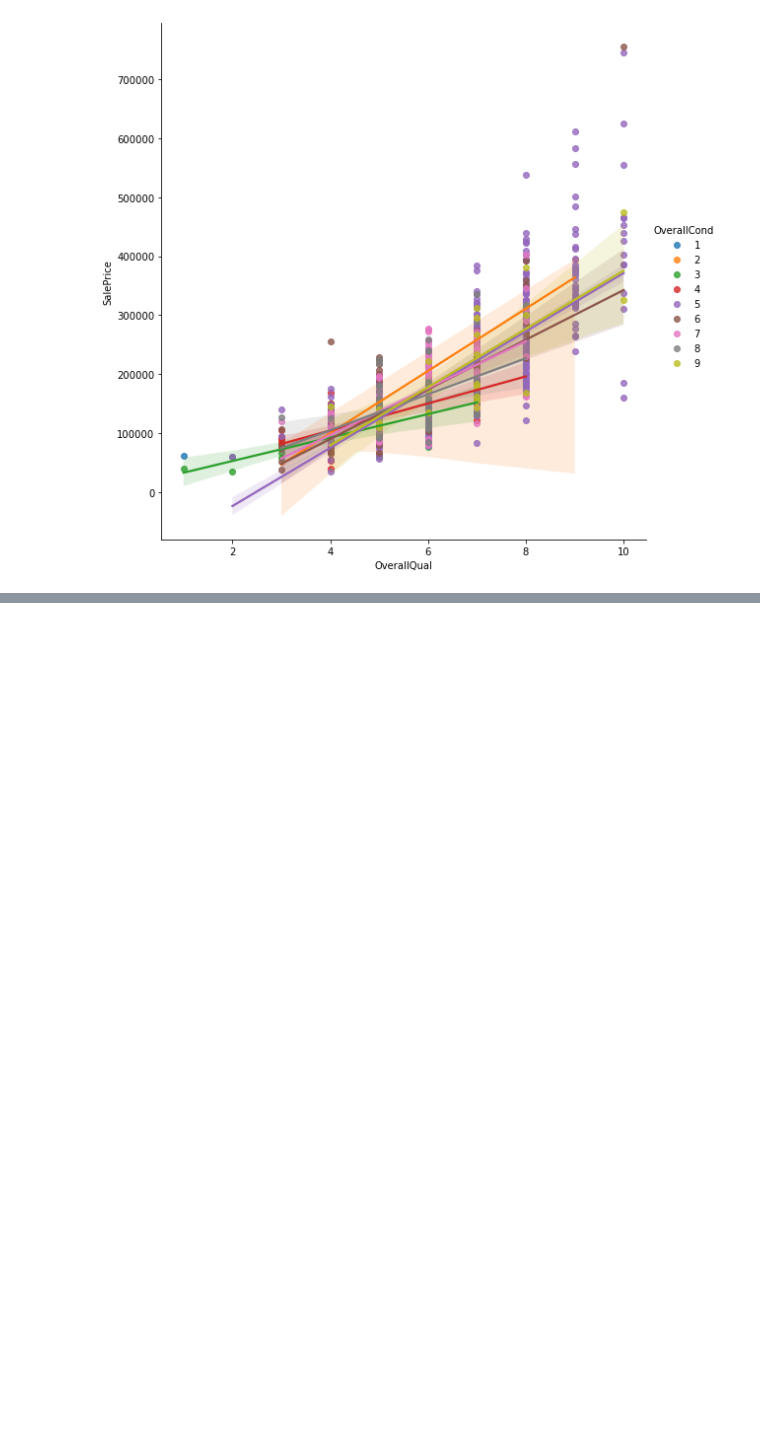
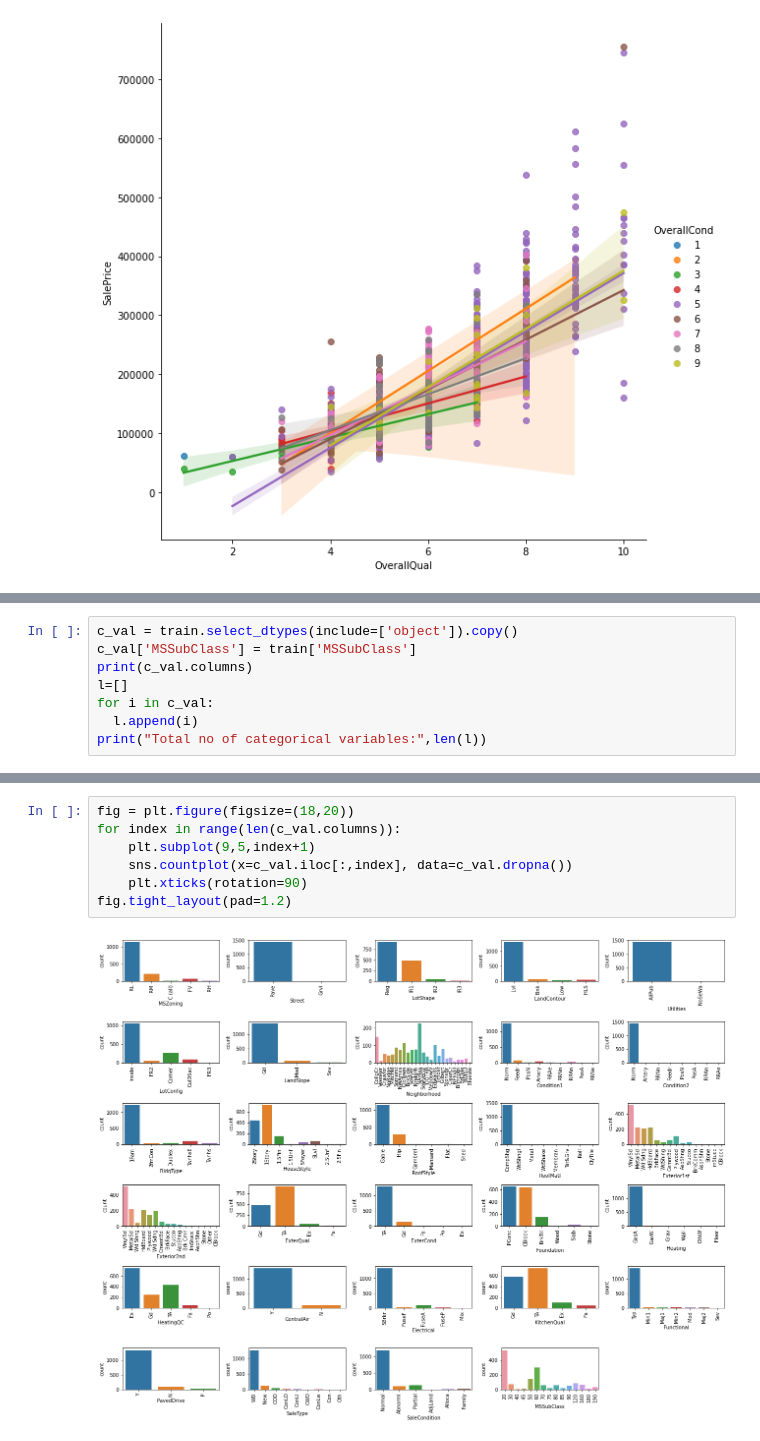
Before and after one commit to ravaldipak/ML, a Jupyter notebook: ML/project/Project 2.1.ipynb, the cells around one changed output, grey strips where cells are left out. Saved outputs shown, nothing was run; the diff lists cells and outputs as text; blank space fills up the shorter version.

```diff
--- a/ML/project/Project 2.1.ipynb
+++ b/ML/project/Project 2.1.ipynb
@@ -179,0 +219,8 @@ sns.lmplot(x='OverallQual', y='SalePrice', data=train ,hue='OverallCond',size=8)
+# %%
+c_val = train.select_dtypes(include=['object']).copy()
+c_val['MSSubClass'] = train['MSSubClass']
+print(c_val.columns)
+l=[]
+for i in c_val:
+  l.append(i)
+print("Total no of categorical variables:",len(l))
@@ -179,0 +236,9 @@ sns.lmplot(x='OverallQual', y='SalePrice', data=train ,hue='OverallCond',size=8)
+# %%
+fig = plt.figure(figsize=(18,20))
+for index in range(len(c_val.columns)):
+    plt.subplot(9,5,index+1)
+    sns.countplot(x=c_val.iloc[:,index], data=c_val.dropna())
+    plt.xticks(rotation=90)
+fig.tight_layout(pad=1.2)
+# %% [output]
+[figure, added]
```
Also changed, not shown: parts of 19 cells of this notebook.
